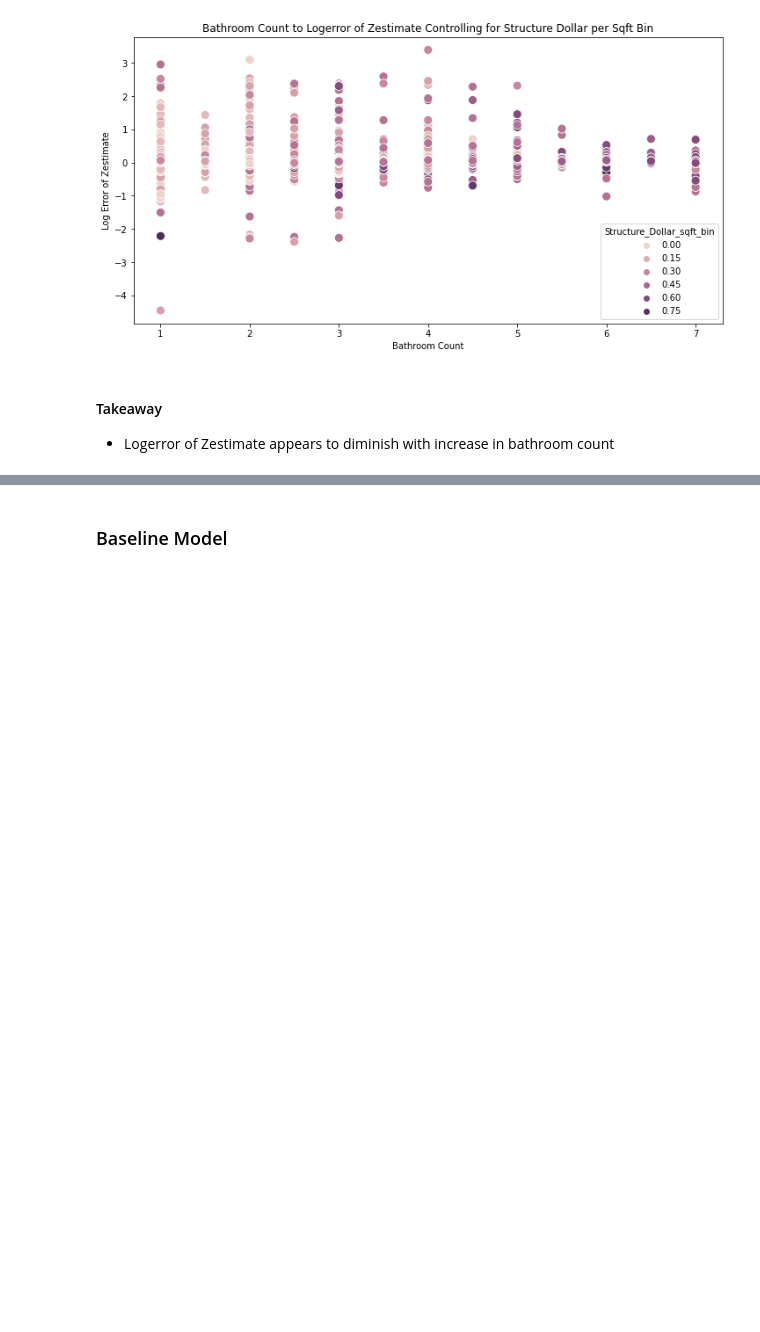
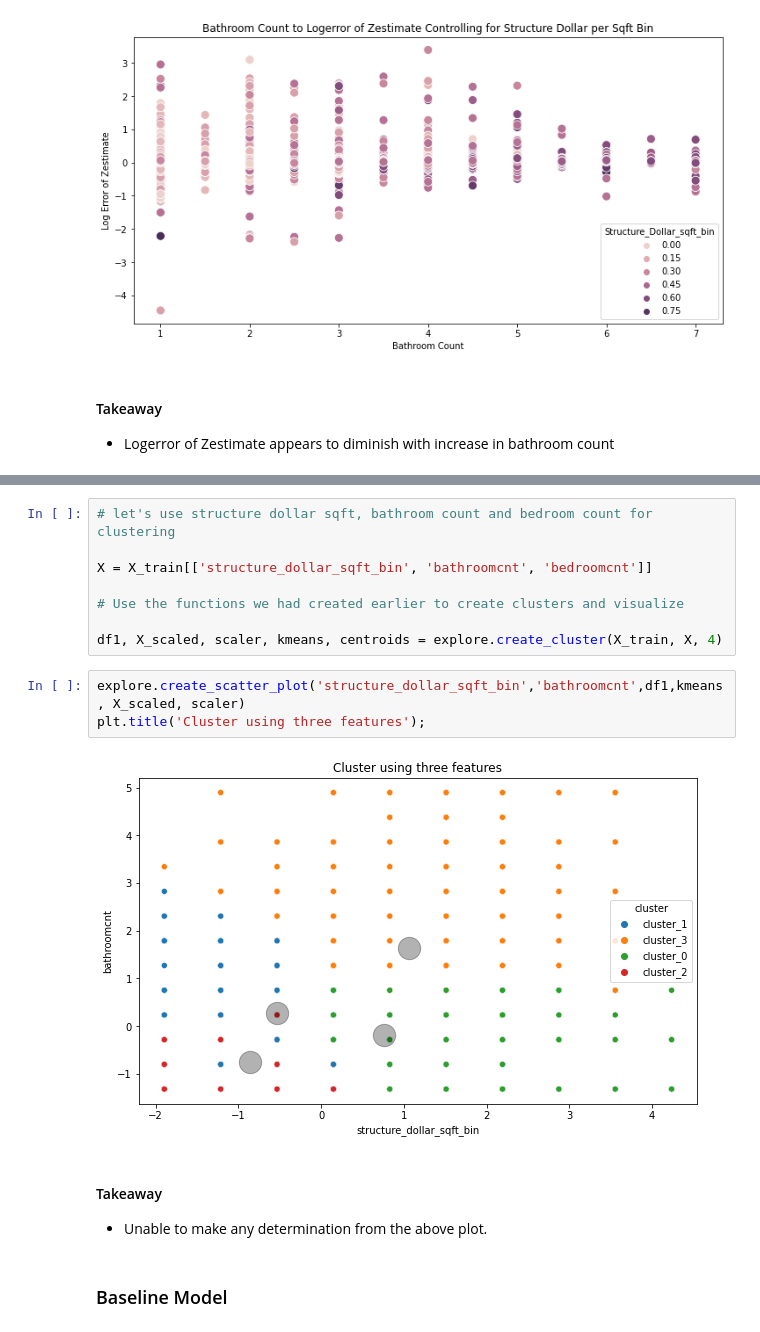
Before and after one commit to carlgriffin57/zillow-clustering-project, a Jupyter notebook: zillow_clustering_project.ipynb, the cells around one changed output, grey strips where cells are left out. Saved outputs shown, nothing was run; the diff lists cells and outputs as text; blank space fills up the shorter version.

```diff
--- a/zillow_clustering_project.ipynb
+++ b/zillow_clustering_project.ipynb
@@ -313,3 +341,19 @@ plt.show()
+# %%
+# let's use structure dollar sqft, bathroom count and bedroom count for clustering
+
+X = X_train[['structure_dollar_sqft_bin', 'bathroomcnt', 'bedroomcnt']]
+
+# Use the functions we had created earlier to create clusters and visualize
+
+df1, X_scaled, scaler, kmeans, centroids = explore.create_cluster(X_train, X, 4)
+# %%
+explore.create_scatter_plot('structure_dollar_sqft_bin','bathroomcnt',df1,kmeans, X_scaled, scaler)
+plt.title('Cluster using three features');
+# %% [output]
+[figure, added]
+# %% [markdown]
+#### Takeaway
+- Unable to make any determination from the above plot.
 # %% [markdown]
 ### Baseline Model
 # %%
```
Also changed, not shown: parts of 8 cells of this notebook, 1 other file.
